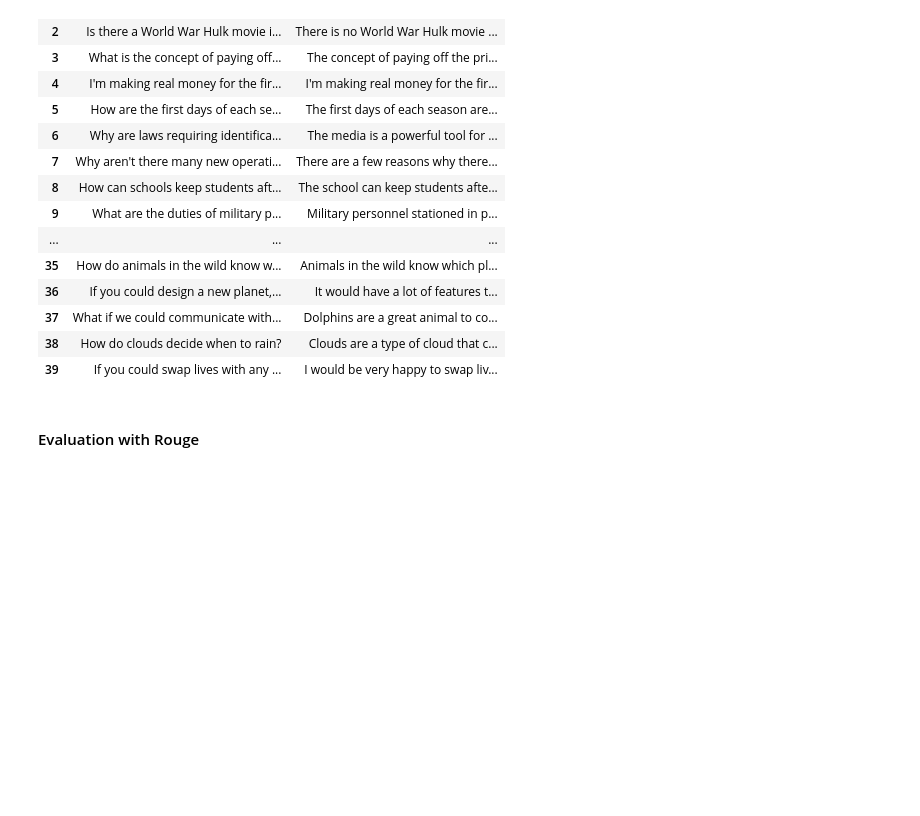
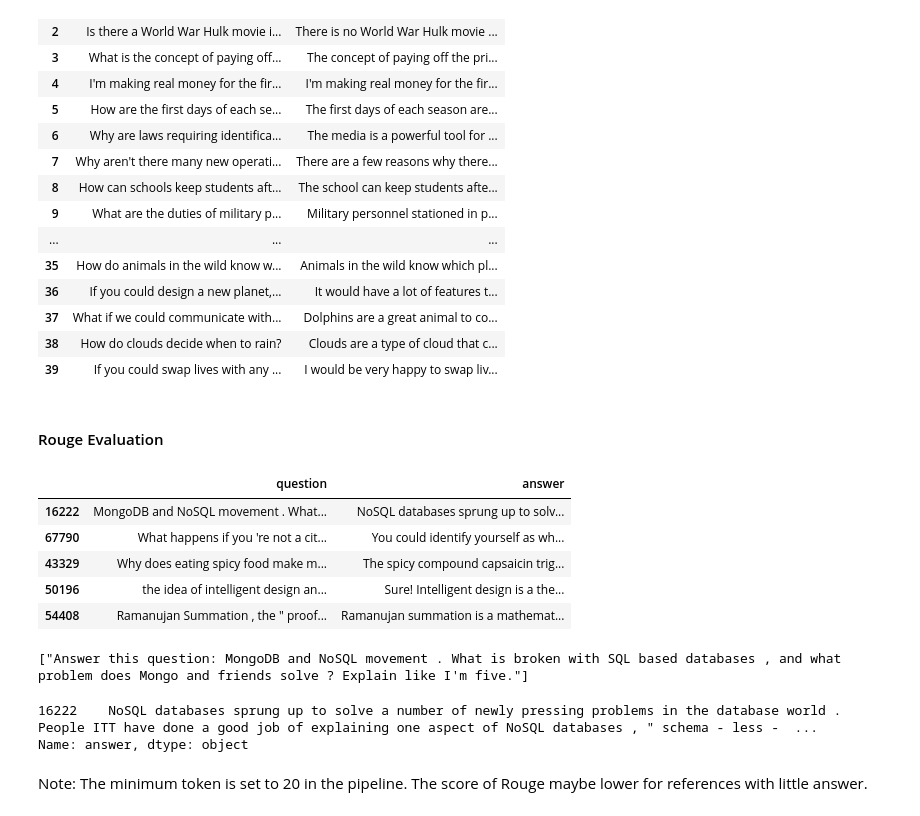
Before and after one commit to YanSte/NLP-LLM-Fine-tuning-QA-LoRA-T5, a Jupyter notebook: nlp-llm-fine-tuning-lora-t5-l.ipynb, the cells around one changed output. Cells and saved outputs as stored; diff of their text form; code cells hidden in the pictures; blank space fills up the shorter version.

```diff
--- a/nlp-llm-fine-tuning-lora-t5-l.ipynb
+++ b/nlp-llm-fine-tuning-lora-t5-l.ipynb
@@ -1000,13 +986,13 @@ transformed_questions = [prefix + question for question in questions]
 generated_texts = text_generation_pipeline(transformed_questions, do_sample=True)
 # %%
 predictions = [output_text["generated_text"] for output_text in generated_texts]
-references = [input_text.split(":")[-1].strip() for input_text in questions]
+questions = [question.split(":")[-1].strip() for question in questions]
+data = []
 
-data = []
-for question, generated_text in zip(questions, generated_texts):
+for question, prediction in zip(questions, predictions):
     data.append({
-        "Input": question.split(":")[-1].strip(),
-        "Output": generated_text["generated_text"]
+        "Input": question,
+        "Output": prediction
     })
 
 df = pd.DataFrame(data)
@@ -1031,5 +1017,5 @@ display(df)
 | 38 | How do clouds decide when to rain? | Clouds are a type of cloud that c... |
 | 39 | If you could swap lives with any ... | I would be very happy to swap liv... |
 # %% [markdown]
-#### Evaluation with Rouge
+#### Rouge Evaluation
 # %%
@@ -1037 +1023,10 @@ df_question = df.sample(n=30, random_state=seed)
+# %%
+questions.head()
+# %% [output]
+|  | question | answer |
+| 16222 | MongoDB and NoSQL movement . What... | NoSQL databases sprung up to solv... |
+| 67790 | What happens if you 're not a cit... | You could identify yourself as wh... |
+| 43329 | Why does eating spicy food make m... | The spicy compound capsaicin trig... |
+| 50196 | the idea of intelligent design an... | Sure! Intelligent design is a the... |
+| 54408 | Ramanujan Summation , the " proof... | Ramanujan summation is a mathemat... |
 # %%
@@ -1044,0 +1035,9 @@ generated_texts = text_generation_pipeline(questions, do_sample=True)
+# %%
+questions[:1]
+# %% [output]
+["Answer this question: MongoDB and NoSQL movement . What is broken with SQL based databases , and what problem does Mongo and friends solve ? Explain like I'm five."]
+# %%
+reference_answers[:1]
+# %% [output]
+16222    NoSQL databases sprung up to solve a number of newly pressing problems in the database world . People ITT have done a good job of explaining one aspect of NoSQL databases , " schema - less -  ...
+Name: answer, dtype: object
@@ -1045 +1046,3 @@ generated_texts = text_generation_pipeline(questions, do_sample=True)
+# %% [markdown]
+Note: The minimum token is set to 20 in the pipeline. The score of Rouge maybe lower for references with little answer.
 # %%
```
Also changed, not shown: parts of 9 cells of this notebook.
